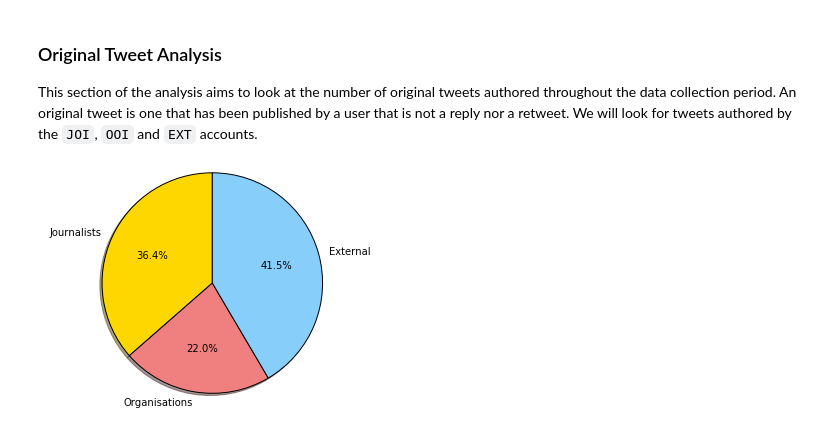
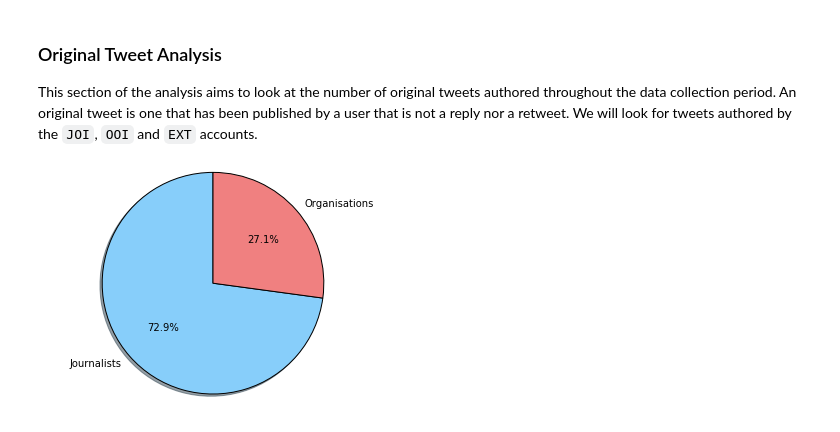
Before and after one commit to taylorrees/penemue, a Jupyter notebook: Analysis.ipynb, the cells around one changed output. Drawn from its saved outputs; the diff is of its cells as text; code cells hidden in the pictures.

```diff
--- a/Analysis.ipynb
+++ b/Analysis.ipynb
@@ -57,45 +72,35 @@ This section of the analysis aims to look at the number of original tweets autho
 # %%
 # get sets of id_str's
 journalists = DB.journalists.distinct("id_str")
 organisations = DB.organisations.distinct("id_str")
-
-_all = DB.tweets.find({
-    "in_reply_to_status_id_str": {"$eq": None},
-    "retweeted_status": {"$exists": False}
-}).count()
 
 joi = DB.tweets.find({
     "user.id_str": {"$in": journalists},
     "in_reply_to_status_id_str": {"$eq": None},
     "retweeted_status": {"$exists": False}
 }).count()
 
 ooi = DB.tweets.find({
     "user.id_str": {"$in": organisations},
     "in_reply_to_status_id_str": {"$eq": None},
     "retweeted_status": {"$exists": False}
 }).count()
 
-ext = DB.tweets.find({
-    "user.id_str": {"$nin": (journalists + organisations)},
-    "in_reply_to_status_id_str": {"$eq": None},
-    "retweeted_status": {"$exists": False}
-}).count()
-
-joi = (joi / _all) * 100
-ooi = (joi / _all) * 100
-joi = (joi / _all) * 100
+# calculate mean percentage
+total = joi + ooi
+joi = (joi / total) * 100
+ooi = (ooi / total) * 100
 
 # data to plot
-labels = "Journalists", "Organisations", "External"
-sizes = [215, 130, 245]
-colors = ['gold', 'lightcoral', 'lightskyblue']
+sizes = [joi, ooi]
+labels = "Journalists", "Organisations"
+colors = ['lightskyblue', 'lightcoral']
 
 # plot
 plt.pie(sizes, labels=labels, colors=colors, autopct='%1.1f%%',
         shadow=True, startangle=90)
 
 plt.axis('equal')
 plt.show()
 # %% [output]
-[figure, old version]
+[figure, new version]
```
Also changed, not shown: parts of 10 cells of this notebook.
